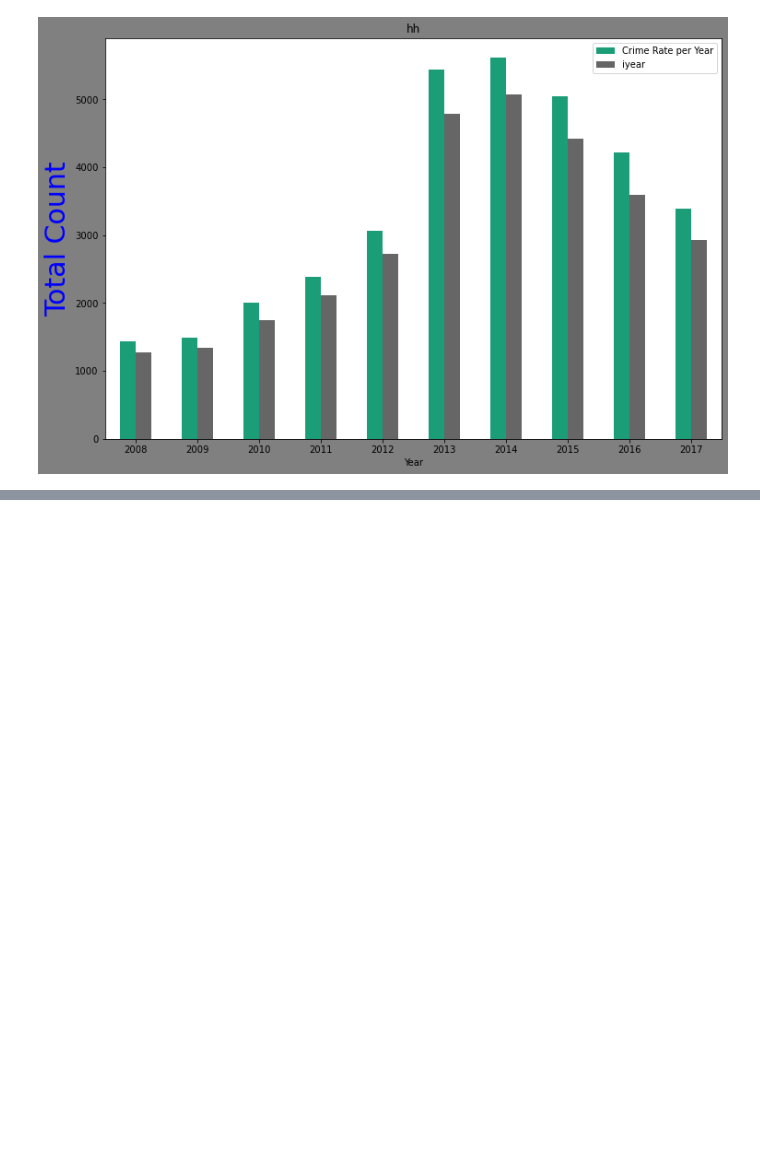
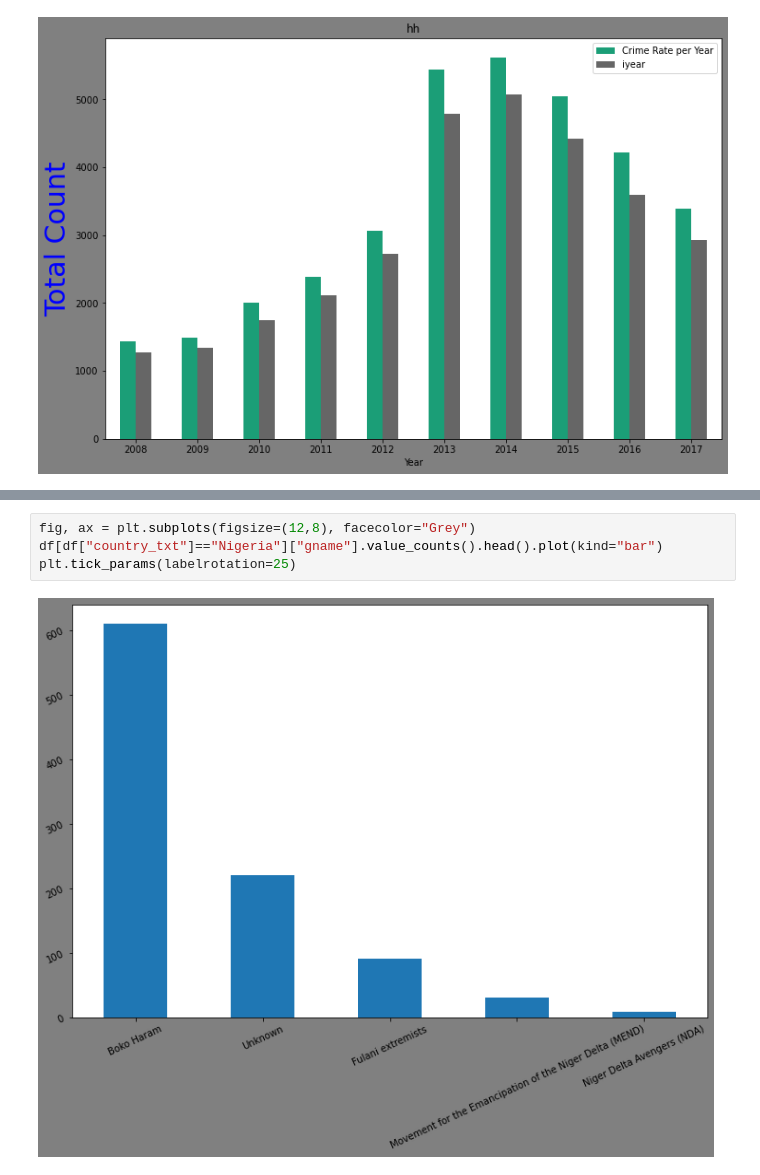
Before and after one commit to FolaDataGuru/Data-Cleaning-And-Exploration-Data-Analysis1-, a Jupyter notebook: Data-Cleaning-And-Exploration-Data-Analysis-.ipynb, the cells around one changed output, grey strips where cells are left out. Drawn from its saved outputs; the diff is of its cells as text; blank space fills up the shorter version.

```diff
--- a/Data-Cleaning-And-Exploration-Data-Analysis-.ipynb
+++ b/Data-Cleaning-And-Exploration-Data-Analysis-.ipynb
@@ -277,0 +210,6 @@ Utilized_Weapons.plot(kind= "bar", cmap='Dark2')
+# %%
+fig, ax = plt.subplots(figsize=(12,8), facecolor="Grey")
+df[df["country_txt"]=="Nigeria"]["gname"].value_counts().head().plot(kind="bar")
+plt.tick_params(labelrotation=25)
+# %% [output]
+[figure, added]
```
Also changed, not shown: parts of 26 cells of this notebook.
